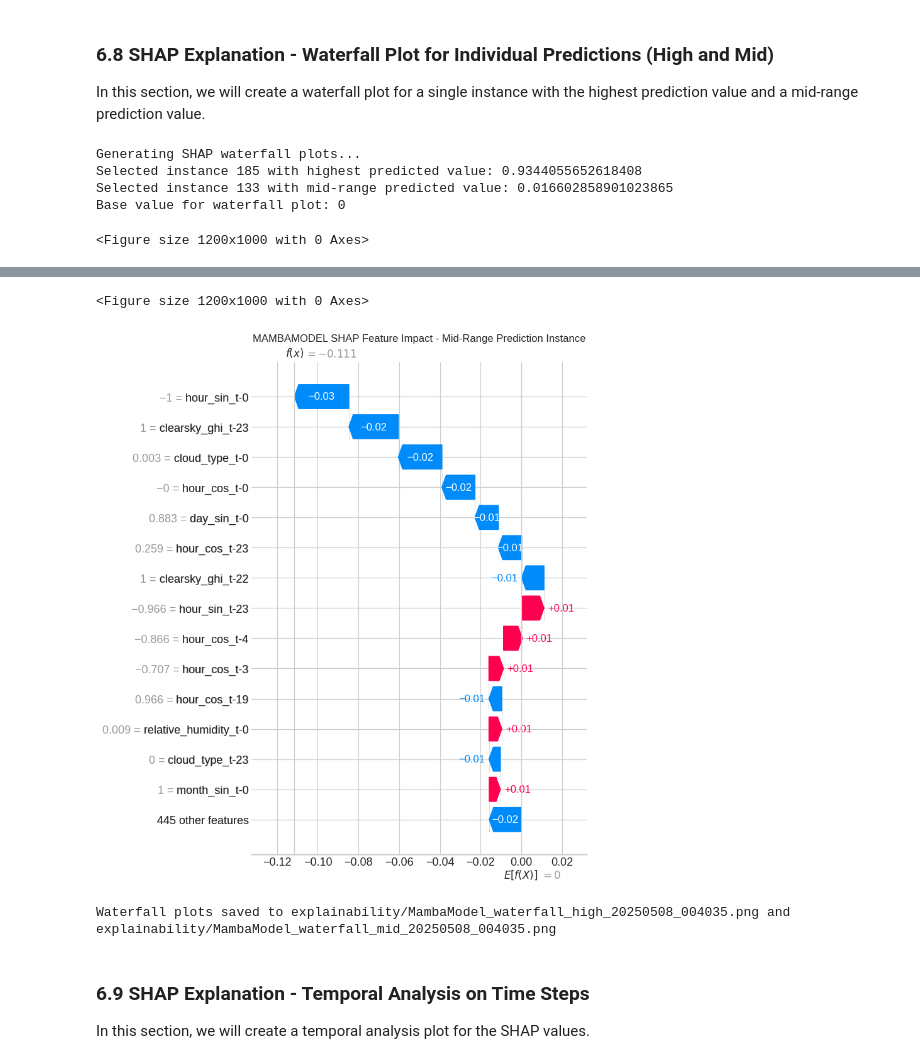
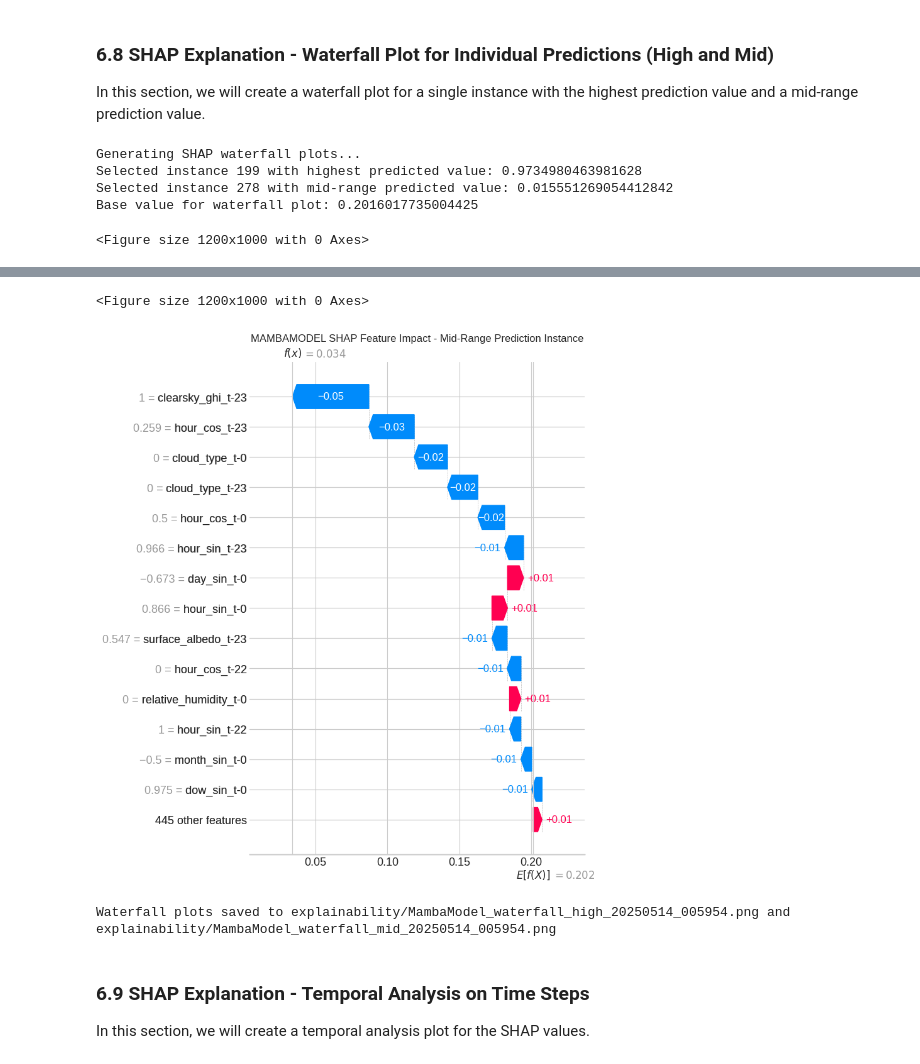
Before and after one commit to Tin-Hoang/EEEM073-Solar-Radiation, a Jupyter notebook: 4_explainability.ipynb, the cells around one changed output, grey strips where cells are left out. Saved outputs shown, nothing was run; the diff lists cells and outputs as text; code cells hidden in the pictures.

Commit message:
fix: correctly get expected_value for SHAP waterfall plot

```diff
--- a/4_explainability.ipynb
+++ b/4_explainability.ipynb
@@ -798,18 +798,7 @@ shap_values_high = shap_values_for_viz[high_idx]
 feature_names_for_plot = feature_names_flat
 
 # Prepare expected values (base value)
-if hasattr(explainer.explainer, 'expected_value'):
-    expected_value = explainer.explainer.expected_value
-    if isinstance(expected_value, list):
-        expected_value = expected_value[0]  # Take first output if multi-output
-elif hasattr(explainer.explainer, 'data'):
-    # Fall back to mean of background predictions if expected_value not available
-    with torch.no_grad():
-        background_preds = custom_model_wrapper(X_combined_bg)
-        expected_value = np.mean(background_preds)
-else:
-    # Default fallback
-    expected_value = 0
+expected_value = explainer.get_expected_value(background_data=X_combined_bg)
 
 print(f"Base value for waterfall plot: {expected_value}")
 
@@ -871,7 +860,7 @@ plt.close()
 print(f"Waterfall plots saved to {waterfall_high_path} and {waterfall_mid_path}")
 # %% [output]
 Generating SHAP waterfall plots...
-Selected instance 185 with highest predicted value: 0.9344055652618408
-Selected instance 133 with mid-range predicted value: 0.016602858901023865
-Base value for waterfall plot: 0
+Selected instance 199 with highest predicted value: 0.9734980463981628
+Selected instance 278 with mid-range predicted value: 0.015551269054412842
+Base value for waterfall plot: 0.2016017735004425
 <Figure size 1200x1000 with 0 Axes>
@@ -879,6 +868,6 @@ Base value for waterfall plot: 0
 <Figure size 1200x1000 with 0 Axes>
-[figure, old version]
+[figure, new version]
-Waterfall plots saved to explainability/MambaModel_waterfall_high_20250508_004035.png and explainability/MambaModel_waterfall_mid_20250508_004035.png
+Waterfall plots saved to explainability/MambaModel_waterfall_high_20250514_005954.png and explainability/MambaModel_waterfall_mid_20250514_005954.png
 # %% [markdown]
 ### 6.9 SHAP Explanation - Temporal Analysis on Time Steps
 In this section, we will create a temporal analysis plot for the SHAP values.
```
Also changed, not shown: parts of 3 cells of this notebook, 2 other files.
